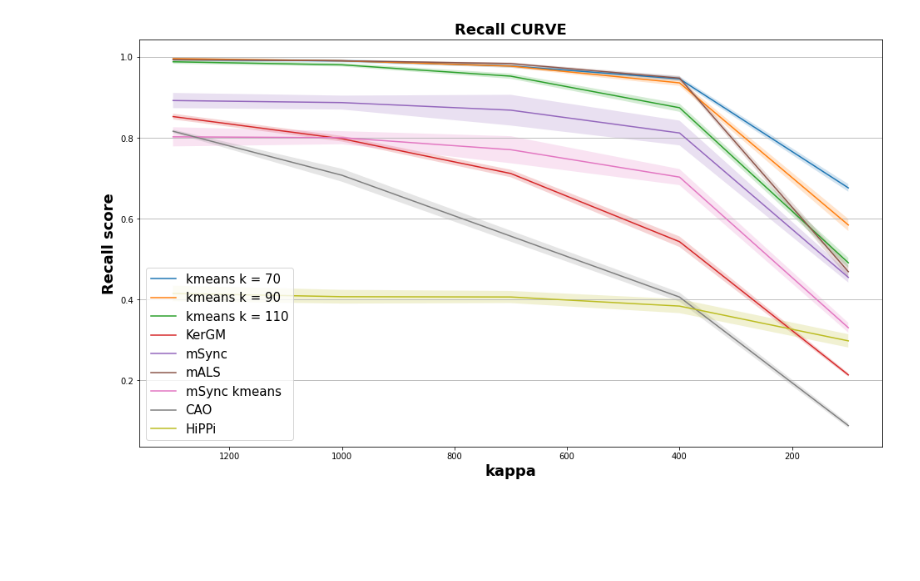
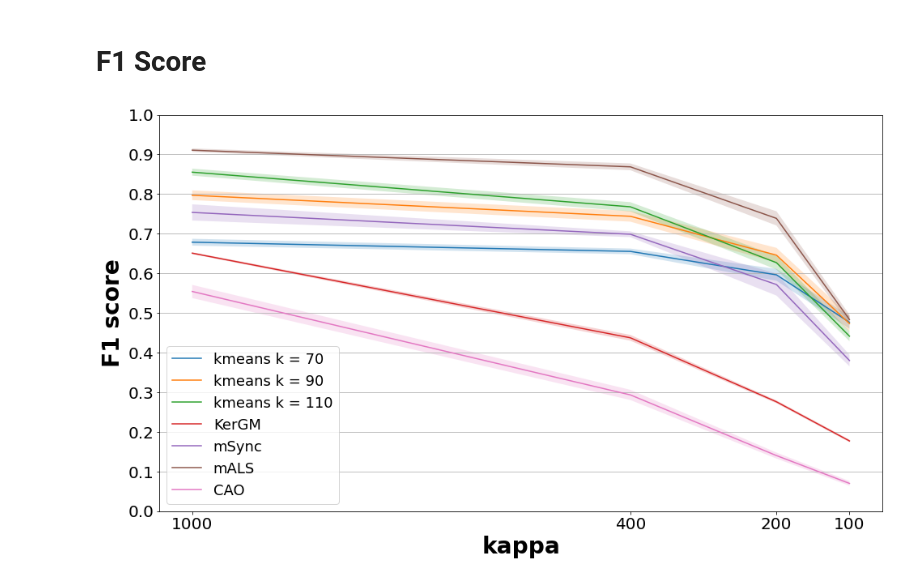
Before and after one commit to Rohit3594/Graph_matching, a Jupyter notebook: Matlab_MGM_affintiy_gen/Accuracy_from_mat-Copy1.ipynb, the cells around one changed output. Saved outputs shown, nothing was run; the diff lists cells and outputs as text; code cells hidden in the pictures; blank space fills up the shorter version.

Commit message:
F1 score notebook

```diff
--- a/Matlab_MGM_affintiy_gen/Accuracy_from_mat-Copy1.ipynb
+++ b/Matlab_MGM_affintiy_gen/Accuracy_from_mat-Copy1.ipynb
@@ -154,14 +195,3 @@ HiPPi_score_prec = nx.read_gpickle('Hippi_kmeans_rec_scores.gpickle')
 # msync_mean, msync_std = score_mean_std(m_Sync_scores)
 # mALS_mean, mALS_std = score_mean_std(mALS_score)
 # msync_kmeans_mean, msync_kmeans_std = score_mean_std(scores)
-# %%
-k_70_mean, k_70_std  = score_mean_std(k_70_prec)
-k_90_mean, k_90_std  = score_mean_std(k_90_prec)
-k_110_mean, k_110_std = score_mean_std(k_110_prec)
-kergm_mean, kergm_std = score_mean_std(kergm_scores_prec)
-msync_mean, msync_std = score_mean_std(m_Sync_scores_prec)
-mALS_mean, mALS_std = score_mean_std(mALS_score_prec)
-msync_kmeans_mean, msync_kmeans_std = score_mean_std(m_Sync_kmeans_scores_prec)
-Hippi_mean, Hippi_std = score_mean_std(HiPPi_score_prec)
-# %%
-CAO_mean, CAO_std = score_mean_std(CAO_rec)
@@ -168,41 +218,46 @@ CAO_mean, CAO_std = score_mean_std(CAO_rec)
+# %% [markdown]
+# F1 Score
 # %%
 fig = plt.figure(figsize=(16, 9))
 
-plt.plot(list(k_70_prec.keys()), k_70_mean ,label = 'kmeans k = 70')
-plt.fill_between(list(k_70_prec.keys()), k_70_mean-k_70_std, k_70_mean + k_70_std, alpha=0.2)
+plt.plot(list(k_70.keys()), k_70_mean ,label = 'kmeans k = 70')
+plt.fill_between(list(k_70.keys()), k_70_mean - k_70_std, k_70_mean + k_70_std, alpha=0.2)
 
-plt.plot(list(k_90_prec.keys()), k_90_mean ,label = 'kmeans k = 90')
-plt.fill_between(list(k_90_prec.keys()), k_90_mean - k_90_std, k_90_mean + k_90_std, alpha=0.2)
+plt.plot(list(k_90.keys()), k_90_mean ,label = 'kmeans k = 90')
+plt.fill_between(list(k_90.keys()), k_90_mean - k_90_std, k_90_mean + k_90_std, alpha=0.2)
 
-plt.plot(list(k_110_prec.keys()), k_110_mean ,label = 'kmeans k = 110')
-plt.fill_between(list(k_110_prec.keys()), k_110_mean - k_110_std, k_110_mean + k_110_std, alpha=0.2)
+plt.plot(list(k_110.keys()), k_110_mean ,label = 'kmeans k = 110')
+plt.fill_between(list(k_110.keys()), k_110_mean - k_110_std, k_110_mean + k_110_std, alpha=0.2)
 
-plt.plot(list(kergm_scores_prec.keys()), kergm_mean ,label = 'KerGM')
-plt.fill_between(list(kergm_scores_prec.keys()), kergm_mean - kergm_std, kergm_mean + kergm_std, alpha=0.2)
+plt.plot(list(kergm_scores.keys()), kergm_mean ,label = 'KerGM')
+plt.fill_between(list(kergm_scores.keys()), kergm_mean - kergm_std, kergm_mean + kergm_std, alpha=0.2)
 
-plt.plot(list(m_Sync_scores_prec.keys()), msync_mean ,label = 'mSync')
-plt.fill_between(list(m_Sync_scores_prec.keys()), msync_mean - msync_std, msync_mean + msync_std, alpha=0.2)
+plt.plot(list(m_Sync_scores.keys()), msync_mean ,label = 'mSync')
+plt.fill_between(list(m_Sync_scores.keys()), msync_mean - msync_std, msync_mean + msync_std, alpha=0.2)
 
-plt.plot(list(mALS_score_prec.keys()), mALS_mean ,label = 'mALS')
-plt.fill_between(list(m_Sync_scores_prec.keys()), mALS_mean - mALS_std, mALS_mean + mALS_std, alpha=0.2)
+plt.plot(list(mALS_scores.keys()), mALS_mean ,label = 'mALS')
+plt.fill_between(list(m_Sync_scores.keys()), mALS_mean - mALS_std, mALS_mean + mALS_std, alpha=0.2)
 
-plt.plot(list(mALS_score_prec.keys()), msync_kmeans_mean ,label = 'mSync kmeans')
-plt.fill_between(list(m_Sync_scores_prec.keys()), msync_kmeans_mean - msync_kmeans_std, msync_kmeans_mean + msync_kmeans_std, alpha=0.2)
+# plt.plot(list(mALS_scores.keys()), msync_kmeans_mean ,label = 'mSync kmeans')
+# plt.fill_between(list(m_Sync_scores.keys()), msync_kmeans_mean - msync_kmeans_std, msync_kmeans_mean + msync_kmeans_std, alpha=0.2)
 
-plt.plot(list(CAO_prec.keys()), CAO_mean ,label = 'CAO')
-plt.fill_between(list(CAO_prec.keys()), CAO_mean - CAO_std, CAO_mean + CAO_std, alpha=0.2)
+plt.plot(list(CAO_scores.keys()), CAO_mean ,label = 'CAO')
+plt.fill_between(list(CAO_scores.keys()), CAO_mean - CAO_std, CAO_mean + CAO_std, alpha=0.2)
 
-plt.plot(list(HiPPi_score_prec.keys()), Hippi_mean ,label = 'HiPPi')
-plt.fill_between(list(HiPPi_score_prec.keys()), Hippi_mean - Hippi_std, Hippi_mean + Hippi_std, alpha=0.2)
+# plt.plot(list(HiPPi_score.keys()), Hippi_mean ,label = 'HiPPi')
+# plt.fill_between(list(HiPPi_score.keys()), Hippi_mean - Hippi_std, Hippi_mean + Hippi_std, alpha=0.2)
 
-plt.xlabel('kappa',fontweight="bold",fontsize=18)
-plt.ylabel('Recall score',fontweight="bold",fontsize=18)
+plt.xlabel('kappa',fontweight="bold",fontsize=28)
+plt.ylabel('F1 score',fontweight="bold",fontsize=28)
 plt.legend(loc = 'lower left')
-plt.title('Recall CURVE',fontweight="bold",fontsize=18)
+#plt.title('F1 Score curve',fontweight="bold",fontsize=24)
 plt.gca().yaxis.grid(True)
 plt.gca().invert_xaxis()
-plt.legend(loc=3, prop={'size': 15})
+plt.legend(loc=3, prop={'size': 18})
+plt.xticks(list(k_70.keys()),fontsize=20)
+plt.yticks(np.arange(0,1.1,0.1),fontsize=20)
+
 plt.show()
-#fig.savefig('Scores Kmeans_Kergm_mSync.png')
+fig.savefig('NEW SIMU Scores.png')
 # %% [output]
-[figure, old version]
+[figure, new version]
```
Also changed, not shown: parts of 16 cells of this notebook, 15 other files.
